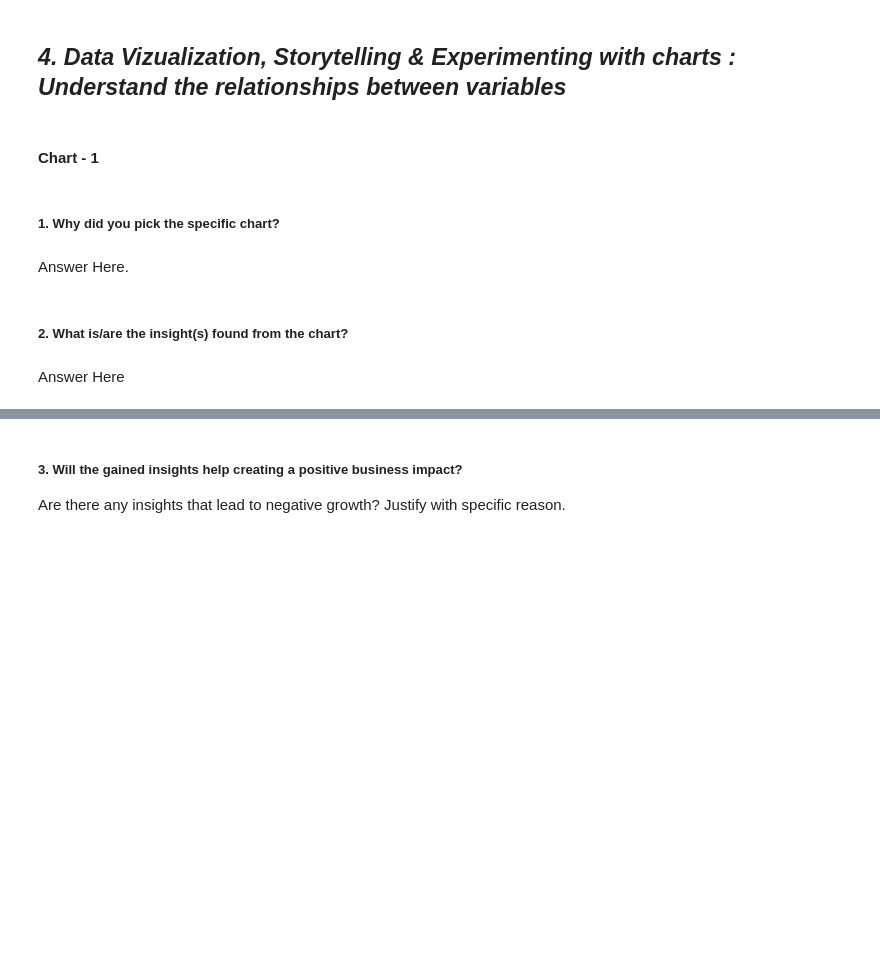
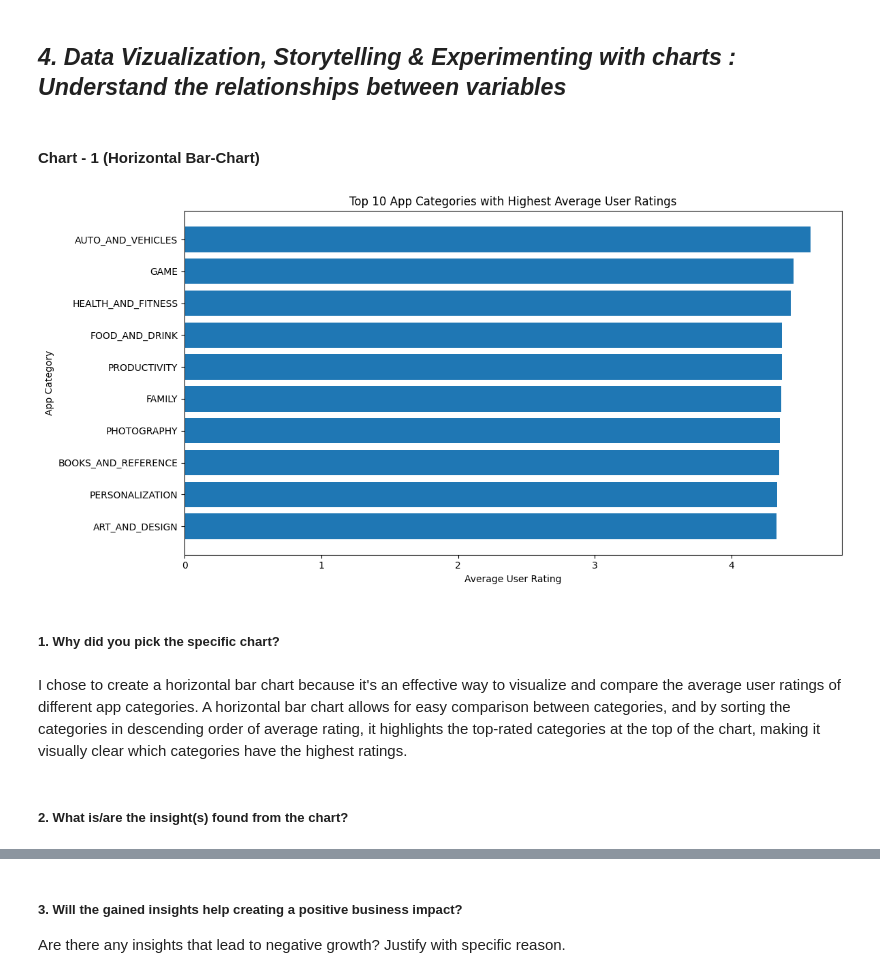
Before and after one commit to Himanshu-Bytes/Play-Store-App-Review-Analysis, a Jupyter notebook: Play_Store_App_Review_Analysis_EDA_Project.ipynb, the cells around one changed output, grey strips where cells are left out. Saved outputs shown, nothing was run; the diff lists cells and outputs as text; code cells hidden in the pictures; blank space fills up the shorter version.

```diff
--- a/Play_Store_App_Review_Analysis_EDA_Project.ipynb
+++ b/Play_Store_App_Review_Analysis_EDA_Project.ipynb
@@ -320,0 +353,11 @@ merged_df['Last Updated'] = pd.to_datetime(merged_df['Last Updated'])
+# %%
+# Installs Column
+
+# Checking the current data type of the "Installs" column
+print(merged_df['Installs'].dtype)
+
+# Removing any non-numeric characters from the column
+merged_df['Installs'] = merged_df['Installs'].str.replace(',', '').str.replace('+', '')
+
+# Converting the cleaned "Installs" column to an integer data type
+merged_df['Installs'] = merged_df['Installs'].astype(int)
@@ -321,2 +366,12 @@ merged_df['Last Updated'] = pd.to_datetime(merged_df['Last Updated'])
+# %%
+# Reviews Column
+
+# Removing commas from the column and converting the column into integer data type
+merged_df['Reviews'] = merged_df['Reviews'].str.replace(',', '').astype(int)
+# %%
+# Price Colummn
+
+# Removing dollar signs ($) from the column and converting the column into float data type
+merged_df['Price'] = merged_df['Price'].str.replace('$', '').astype(float)
 # %% [markdown]
 ### What all manipulations have you done and insights you found?
@@ -325,4 +405,4 @@ Answer Here.
 # %% [markdown]
 ## ***4. Data Vizualization, Storytelling & Experimenting with charts : Understand the relationships between variables***
 # %% [markdown]
-#### Chart - 1
+#### Chart - 1 (Horizontal Bar-Chart)
@@ -331,8 +409,32 @@ Answer Here.
+# %%
+# Chart - 1 visualization code
+
+# Calculating the average user rating for each app category
+avg_rating_categories = merged_df.groupby('Category')['Rating'].mean()
+
+# Sort the categories by average user rating in descending order
+avg_rating_categories_sorted = avg_rating_categories.sort_values(ascending=False)
+
+# Specifying the number of top categories to display
+top_n = 10
+
+# Selecting the top N categories with the highest average user ratings
+top_categories = avg_rating_categories_sorted.head(top_n)
+
+# Creating a bar plot to visualize the top N categories with the highest average user ratings
+plt.figure(figsize=(12, 6))
+plt.barh(top_categories.index, top_categories.values)
+plt.xlabel('Average User Rating')
+plt.ylabel('App Category')
+plt.title(f'Top {top_n} App Categories with Highest Average User Ratings')
+plt.gca().invert_yaxis()  # Inverting the y-axis to show the highest ratings at the top
+plt.tight_layout()
+plt.show()
+# %% [output]
+[figure, added]
 # %% [markdown]
 ##### 1. Why did you pick the specific chart?
-# %% [markdown]
-Answer Here.
+# %% [markdown]
+I chose to create a horizontal bar chart because it's an effective way to visualize and compare the average user ratings of different app categories. A horizontal bar chart allows for easy comparison between categories, and by sorting the categories in descending order of average rating, it highlights the top-rated categories at the top of the chart, making it visually clear which categories have the highest ratings.
 # %% [markdown]
 ##### 2. What is/are the insight(s) found from the chart?
-# %% [markdown]
-Answer Here
```
Also changed, not shown: parts of 28 cells of this notebook.
